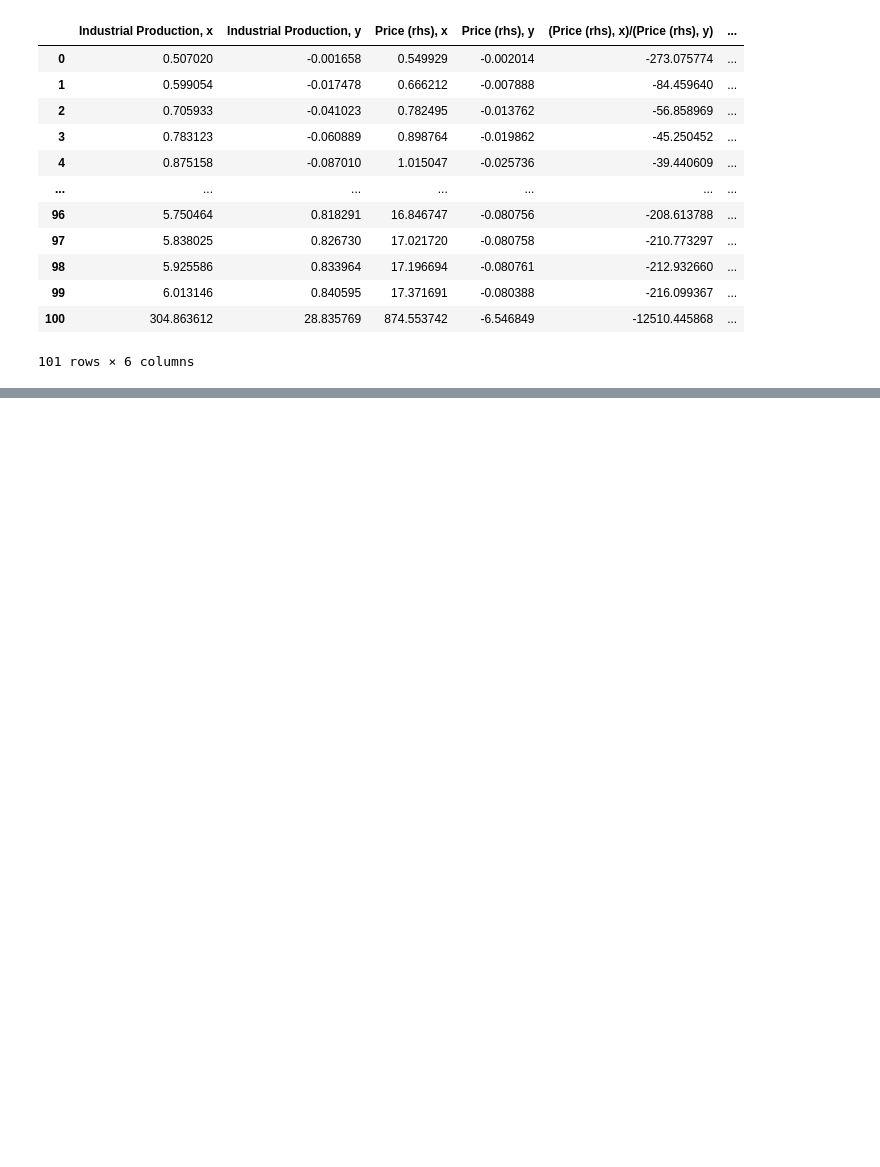
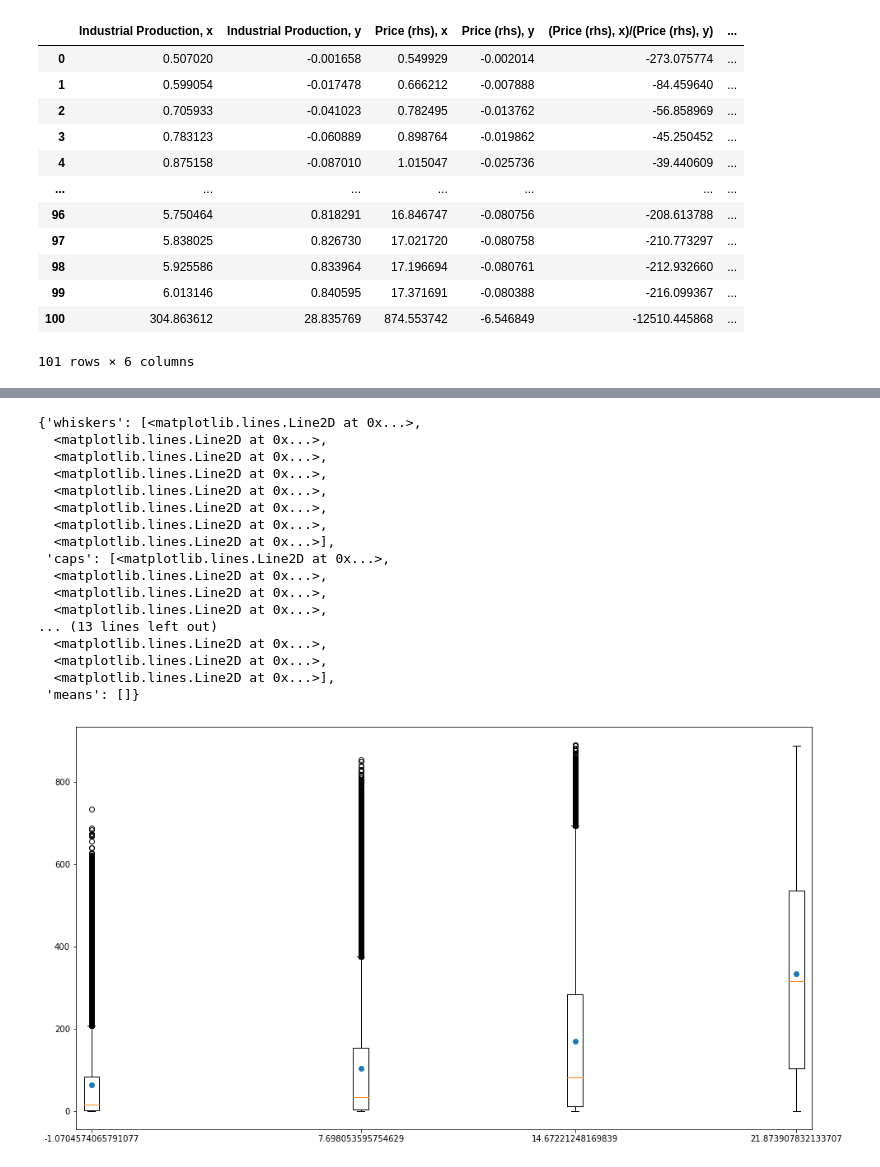
Before and after one commit to mario1027/Python-2022, a Jupyter notebook: MANIPULACIÓN DE DATOS CON PANDAS.ipynb, the cells around one changed output, grey strips where cells are left out. Cells and saved outputs as stored; diff of their text form; code cells hidden in the pictures; blank space fills up the shorter version.

```diff
--- a/MANIPULACIÓN DE DATOS CON PANDAS.ipynb
+++ b/MANIPULACIÓN DE DATOS CON PANDAS.ipynb
@@ -200,0 +345,28 @@ datos1aux
+# %%
+def cuartiles(dataf,key):
+    cuartilesdatos=pd.DataFrame()
+    qs = dataf[key].quantile([.25, .50, .75]).values
+    cuartilesdatos["Q1"] = (dataf[key] <=qs[0])+0
+    cuartilesdatos["Q2"] = ((dataf[key] <=qs[1]) & (dataf[key] >qs[0])) +0
+    cuartilesdatos["Q3"] = ((dataf[key] <=qs[2]) & (dataf[key] >qs[1])) +0
+    cuartilesdatos["Q4"] = (dataf[key] >qs[2]) +0
+    return cuartilesdatos
+# %%
+cuartilesdatosmult=datos6.copy()
+for i in datos6.drop(columns=["utc_timestamp"]).keys().to_numpy():
+
+    quat=[]
+    print(i)
+    fff=cuartiles(datos6,i)
+
+    for j in datos6.index.to_numpy():
+        if fff["Q1"][j]==1:
+            quat.append("Q1")
+        if fff["Q2"][j]==1:
+            quat.append("Q2")
+        if fff["Q3"][j]==1:
+            quat.append("Q3")
+        if fff["Q4"][j]==1:
+            quat.append("Q4")
+
+    cuartilesdatosmult[i]=quat
@@ -200,0 +431,35 @@ datos1aux
+# %%
+listaq=['Q1', 'Q2', 'Q3', 'Q4']
+valuex=[]
+valuey=[]
+for i in listaq:
+    valuex.append(datos6[cuartilesdatosmult["AT_temperature"]==i]["AT_temperature"].mean())
+    valuey.append(datos6[cuartilesdatosmult["AT_temperature"]==i]["AT_radiation_direct_horizontal"].mean())
+# %%
+
+fig, ax=plt.subplots(figsize=(16,9))
+ax.scatter(valuex,valuey)
+ax.boxplot([datos6[cuartilesdatosmult["AT_temperature"]=="Q1"]["AT_radiation_direct_horizontal"].to_numpy(),
+            datos6[cuartilesdatosmult["AT_temperature"]=="Q2"]["AT_radiation_direct_horizontal"].to_numpy(),
+            datos6[cuartilesdatosmult["AT_temperature"]=="Q3"]["AT_radiation_direct_horizontal"].to_numpy(),
+            datos6[cuartilesdatosmult["AT_temperature"]=="Q4"]["AT_radiation_direct_horizontal"].to_numpy()],
+            positions=valuex)
+# %% [output]
+{'whiskers': [<matplotlib.lines.Line2D at 0x...>,
+  <matplotlib.lines.Line2D at 0x...>,
+  <matplotlib.lines.Line2D at 0x...>,
+  <matplotlib.lines.Line2D at 0x...>,
+  <matplotlib.lines.Line2D at 0x...>,
+  <matplotlib.lines.Line2D at 0x...>,
+  <matplotlib.lines.Line2D at 0x...>,
+  <matplotlib.lines.Line2D at 0x...>],
+ 'caps': [<matplotlib.lines.Line2D at 0x...>,
+  <matplotlib.lines.Line2D at 0x...>,
+  <matplotlib.lines.Line2D at 0x...>,
+  <matplotlib.lines.Line2D at 0x...>,
+... (13 lines left out)
+  <matplotlib.lines.Line2D at 0x...>,
+  <matplotlib.lines.Line2D at 0x...>,
+  <matplotlib.lines.Line2D at 0x...>],
+ 'means': []}
+[figure, added]
```
Also changed, not shown: parts of 39 cells of this notebook, 2 other files.
